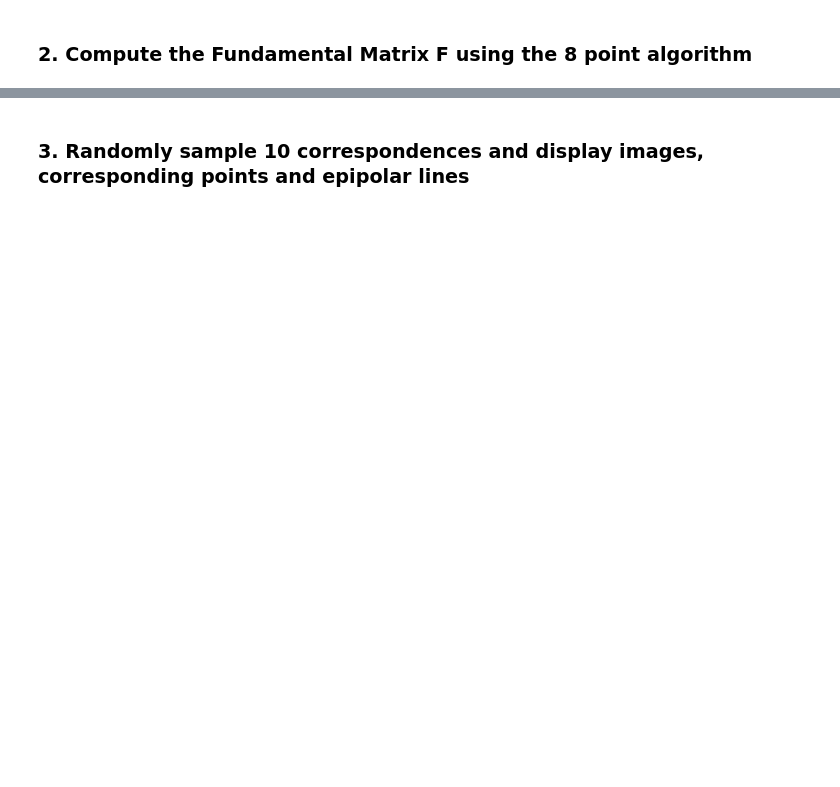
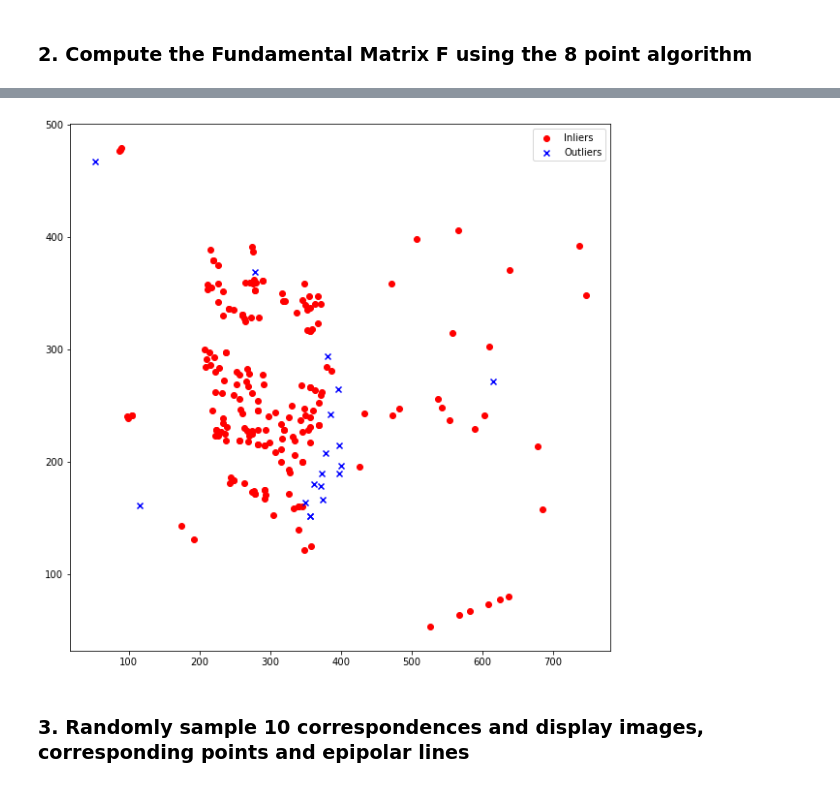
Before and after one commit to adesu7/8-point-Algorithm-Fundamental-Matrix, a Jupyter notebook: COMP90086_asst3_2022.ipynb, the cells around one changed output, grey strips where cells are left out. Saved outputs shown, nothing was run; the diff lists cells and outputs as text; code cells hidden in the pictures; blank space fills up the shorter version.

Commit message:
ransac working but needs to be modified to specs

```diff
--- a/COMP90086_asst3_2022.ipynb
+++ b/COMP90086_asst3_2022.ipynb
@@ -139,19 +139,18 @@ def get_design_matrix(ptsL, ptsR, idx):
 
 
     A = np.zeros((n, 9))
-    for i in idx:
-        design_matrix_row = np.array([ptsL[i, 0]*ptsR[i, 0], ptsL[i, 1]*ptsR[i, 0], ptsL[i, 0],
-                   ptsL[i, 0]*ptsR[i, 1], ptsL[i, 1]*ptsR[i, 1], ptsL[i, 1],
-                   ptsR[i, 0], ptsR[i, 1], 1])
+    for i,x in enumerate(idx):
+        design_matrix_row = np.array([ptsL[x, 0]*ptsR[x, 0], ptsL[x, 1]*ptsR[x, 0], ptsL[x, 0],
+                   ptsL[x, 0]*ptsR[x, 1], ptsL[x, 1]*ptsR[x, 1], ptsL[x, 1],
+                   ptsR[x, 0], ptsR[x, 1], 1])
 
         A[i] = design_matrix_row
 
     return A
 
-def get_fundamental_matrix(ptsL, ptsR):
+def get_fundamental_matrix(A, ptsL, ptsR):
     ''' Return the fundamental matrix using the 8 point algorithm '''
     n = len(ptsL)
-    A = get_design_matrix(ptsL, ptsR, n)
     U, S, V = np.linalg.svd(A)
     F = V[-1, :].reshape(3, 3)
     U, S, V = np.linalg.svd(F)
@@ -192,7 +191,7 @@ def get_inliers_outliers(ptsL, ptsR, F, threshold):
         # Compute distance from point to epipolar line
         d1 = abs(x1 @ epipolar_line_left) / np.linalg.norm(epipolar_line_left[:2])
         d2 = abs(a * x2[0] + b * x2[1] + c) / (np.sqrt(a**2 + b**2))
-        if d1 < threshold:
+        if d2 < threshold:
             inliers.append(i)
         else:
             outliers.append(i)
@@ -201,14 +200,8 @@ def get_inliers_outliers(ptsL, ptsR, F, threshold):
 
 A = get_design_matrix(ptsL_normalised, ptsR_normalised, [0,1,2,3,4,5,6,7])
 
-U, S, V = np.linalg.svd(A)
-draft_F = V[-1, :].reshape(3, 3)
-print("Determinant of draft F before setting the smallest singular value to 0:", np.linalg.det(draft_F))
-U, S, V = np.linalg.svd(draft_F)
-S[-1] = 0
-draft_F = np.dot(U, np.dot(np.diag(S), V))
-print("Determinant of draft F after setting smallest singular value to 0:", np.linalg.det(draft_F))
-print("Reassembled F:\n", draft_F)
+draft_F = get_fundamental_matrix(A, ptsL_normalised, ptsR_normalised)
+
 
 # Rescale the fundamental matrix
 F = T2.T @ draft_F @ T1
@@ -216,7 +209,45 @@ print("Determinant of F after rescaling", np.linalg.det(F))
 print("Rescaled F:\n", F)
 
 # Compute inliers and outliers
-inliers, outliers = get_inliers_outliers(ptsL, ptsR, F, 5)
+inliers, outliers = get_inliers_outliers(ptsL, ptsR, F, 2)
 print("Number of inliers:", len(inliers))
 print("Number of outliers:", len(outliers))
+
+# Combine above functions within a RANSAC loop
+def ransac(ptsL, ptsR, threshold, n_iterations):
+    ''' Return the fundamental matrix using RANSAC '''
+    best_F = None
+    best_inliers = None
+    best_outliers = None
+    best_inliers_count = 0
+    n = len(ptsL)
+
+    for i in range(n_iterations):
+        # Randomly sample 8 points
+        idx = np.random.choice(n, 8, replace=False)
+        # Compute the fundamental matrix
+        A = get_design_matrix(ptsL, ptsR, idx)
+        draft_F = get_fundamental_matrix(A, ptsL, ptsR)
+        # Rescale the fundamental matrix
+        F = T2.T @ draft_F @ T1
+        # Compute inliers and outliers
+        inliers, outliers = get_inliers_outliers(ptsL, ptsR, F, threshold)
+        # Update best F and inliers
+        if len(inliers) > best_inliers_count:
+            best_F = F
+            best_inliers = inliers
+            best_outliers = outliers
+            best_inliers_count = len(inliers)
+    return best_F, best_inliers, best_outliers
+
+# Run RANSAC
+best_F, best_inliers, best_outliers = ransac(ptsL_normalised, ptsR_normalised, 2, 1000)
+print("Number of inliers:", len(best_inliers))
+
+# Plot inliers and outliers
+plt.figure(figsize=(10, 10))
+plt.scatter(ptsL[best_inliers, 0], ptsL[best_inliers, 1], c='r', marker='o', label='Inliers')
+plt.scatter(ptsL[best_outliers, 0], ptsL[best_outliers, 1], c='b', marker='x', label='Outliers')
+plt.legend()
+plt.show()
 # %% [output]
@@ -236,3 +262,4 @@ Number of outliers: 0
+[figure, added]
 # %% [markdown]
 ### 3. Randomly sample 10 correspondences and display images, corresponding points and epipolar lines
 # %%
```
Also changed, not shown: parts of 3 cells of this notebook.
